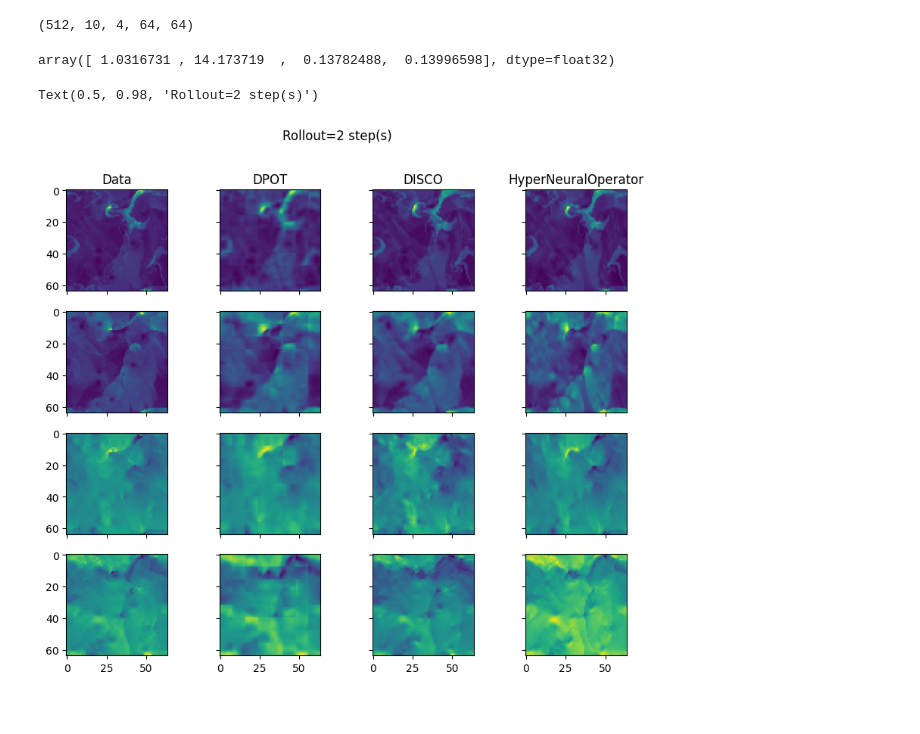
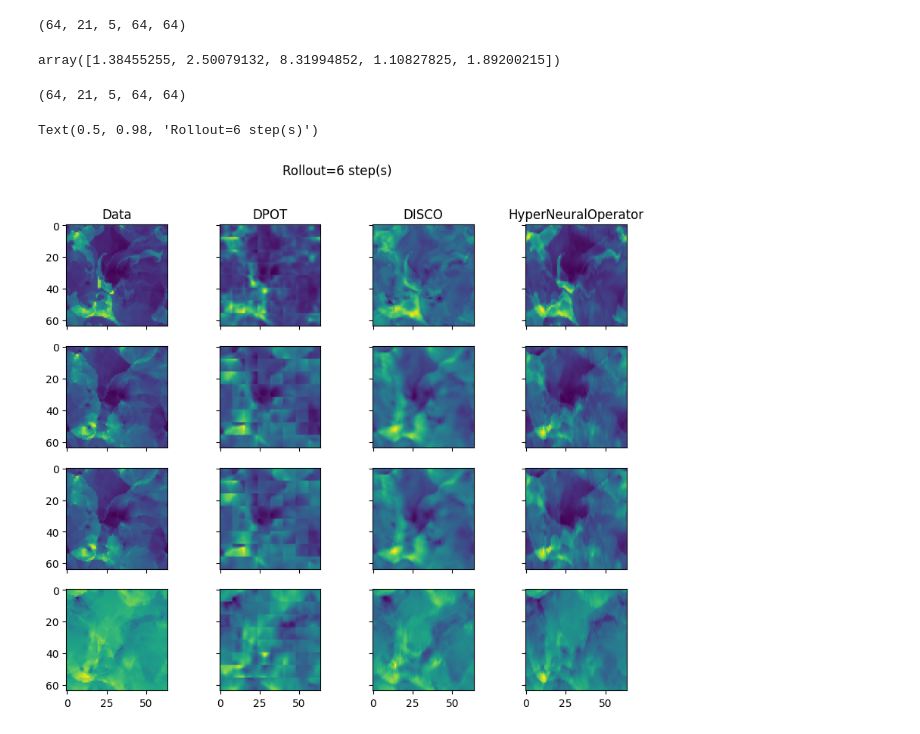
Before and after one commit to xx257xx/CONTEXT_FLUX_NO, a Jupyter notebook: notebooks/evaluation/evaluate_the_well.ipynb, the cells around one changed output. Saved outputs shown, nothing was run; the diff lists cells and outputs as text; code cells hidden in the pictures.

```diff
--- a/notebooks/evaluation/evaluate_the_well.ipynb
+++ b/notebooks/evaluation/evaluate_the_well.ipynb
@@ -15,22 +15,21 @@ jax.config.update("jax_default_device", jax.devices("gpu")[4])
 checkpoint_dir = Path("../../checkpoints/well_euler_2d/")
 
 model_paths = {
-    "DPOT": "seed=10/26-04-30-04:59:06",
+    "DPOT": "seed=0/26-07-19-06:35:20",
     # "HyperFluxFNOLocal": "seed=10/26-04-30-01:34:48",
-    "DISCO": "seed=0/26-04-30-13:56:37",
-    "HyperNeuralOperator": "seed=0/26-07-11-08:58:28",
+    "DISCO": "seed=0/26-07-18-20:51:57",
+    "HyperNeuralOperator": "seed=0/26-07-18-22:47:51",
 }
 # %%
 source = TheWellDataSource(
     "../../data/datasets",
     "euler_multi_quadrants_periodicBC",
-    "test",
-    window_size=20,
+    window_size=31,
     downsample_spatial=8,
-    exclude_field_names=["pressure"],
+    use_normalization=True,
 )
 sampler = grain.samplers.IndexSampler(len(source), shuffle=True, seed=0)
-transforms = [grain.transforms.Batch(batch_size=512)]
+transforms = [grain.transforms.Batch(batch_size=64)]
 # %%
 dataloader = grain.DataLoader(
     data_source=source,
@@ -103,28 +76,32 @@ E0717 16:12:48.539002 2570356 cuda_timer.cc:87] Delay kernel timed out: measured
 # %%
 u_pred_dict["DPOT"].shape
 # %% [output]
-(512, 10, 4, 64, 64)
+(64, 21, 5, 64, 64)
 # %%
 from einops import reduce
 
 
 reduce(u_data**2, "B T C X Y -> C", reduction="mean")
 # %% [output]
-array([ 1.0316731 , 14.173719  ,  0.13782488,  0.13996598], dtype=float32)
+array([1.38455255, 2.50079132, 8.31994852, 1.10827825, 1.89200215])
+# %%
+u_data.shape
+# %% [output]
+(64, 21, 5, 64, 64)
 # %%
-t_idx = 1
-sample_idx = 80
+t_idx = 5
+sample_idx = 40
 fig, axes = plt.subplots(4, 4, figsize=(10, 8), sharex=True, sharey=True)
 axes[0, 0].set_title("Data")
 for j in range(4):
     axes[j, 0].imshow(u_data[sample_idx, t_idx, j])
     for i, (model_name, u_pred) in enumerate(u_pred_dict.items()):
         axes[0, i + 1].set_title(model_name)
         axes[j, i + 1].imshow(u_pred[sample_idx, t_idx, j])
 fig.suptitle(f"Rollout={t_idx + 1} step(s)")
 # %% [output]
-Text(0.5, 0.98, 'Rollout=2 step(s)')
+Text(0.5, 0.98, 'Rollout=6 step(s)')
-[figure, old version]
+[figure, new version]
 # %%
 import jax.numpy as jnp
 from context_flux_no.metrics import relative_L2_error
```
Also changed, not shown: parts of 6 cells of this notebook, 14 other files.
